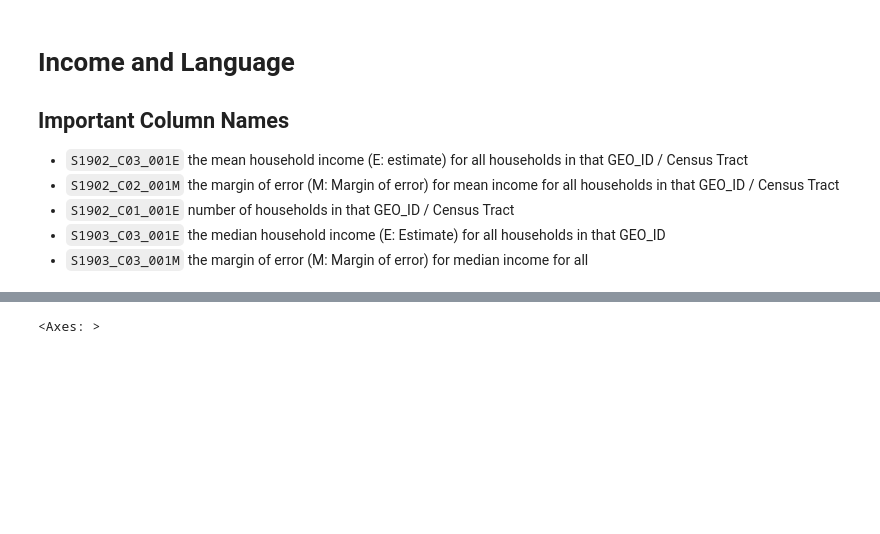
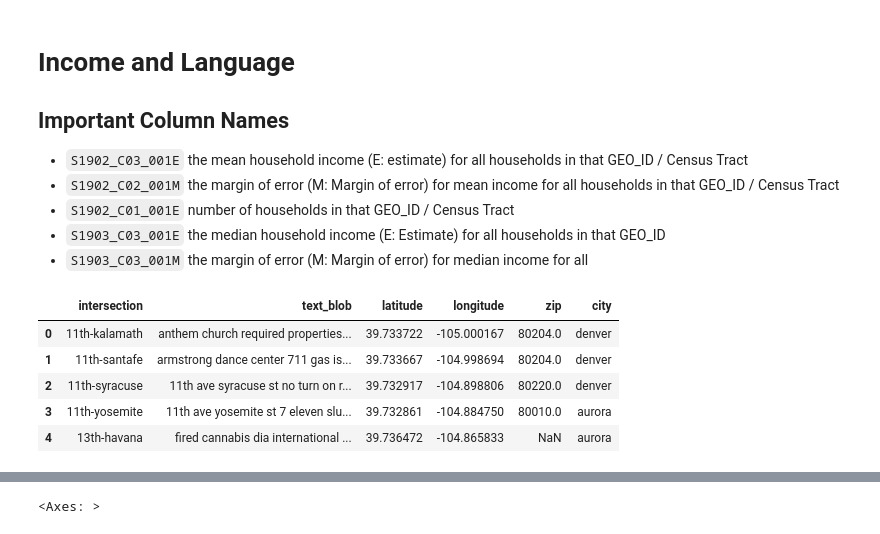
Before and after one commit to djdebonis/linguistic-landscape-geoguesser, a Jupyter notebook: income_language.ipynb, the cells around one changed output, grey strips where cells are left out. Saved outputs shown, nothing was run; the diff lists cells and outputs as text; code cells hidden in the pictures; blank space fills up the shorter version.

```diff
--- a/income_language.ipynb
+++ b/income_language.ipynb
@@ -32,3 +32,59 @@ import random
 # local mods
 import geo_utils as geo
 import clean_utils as clean
+# %%
+# Import the intersection text data
+path = "data/raw/test2026-06-13/*.xlsx"
+files = glob.glob(path)
+
+# Load each file into a list of DataFrames
+df_list = [pd.read_excel(file) for file in files]
+
+# Combine them into one master DataFrame and drop na
+master_df = pd.concat(df_list, ignore_index=True)
+master_df = master_df.dropna(subset=["intersection","text_on_sign_exact"])
+# clean the strings so they have punctuation removed and such
+master_df = clean.clean_string_columns(master_df,columns=["text_on_sign_exact"])
+# import additional data for mapping coordinates to intersection names
+coordinates = pd.read_csv("data/raw/coordinate_dict/coordinate_dict2026-06-19.csv")
+platte_river_points = pd.read_csv("data/raw/platte_points.csv")
+# drop na and transition latitude and longitude strings
+# to a float format
+coordinates[["latitude", "longitude"]] = (
+    coordinates["cd"]
+    .dropna()
+    .apply(geo.parse_dms_coordinate)
+    .apply(pd.Series)
+)
+# merge the coordinate sheet with the master sheet
+# so the data can be trained
+training_data_raw = master_df.merge(
+    coordinates[["intersection", "latitude", "longitude", "zip", "city"]],
+    on="intersection",
+    how="left"
+)
+training_data_raw.to_csv("training_data_raw.csv")
+
+# create a dataframe that has one row per instersection with
+# all of the text combined for that intersection
+intersection_df = (
+    training_data_raw
+    .groupby("intersection")
+    .agg({
+        "text_on_sign_exact": " ".join,
+        "latitude": "first",
+        "longitude": "first",
+        "zip": "first",
+        "city": "first"
+    })
+    .reset_index()
+    .rename(columns={"text_on_sign_exact": "text_blob"})
+)
+intersection_df.head()
+# %% [output]
+|  | intersection | text_blob | latitude | longitude | zip | city |
+| 0 | 11th-kalamath | anthem church required properties... | 39.733722 | -105.000167 | 80204.0 | denver |
+| 1 | 11th-santafe | armstrong dance center 711 gas is... | 39.733667 | -104.998694 | 80204.0 | denver |
+| 2 | 11th-syracuse | 11th ave syracuse st no turn on r... | 39.732917 | -104.898806 | 80220.0 | denver |
+| 3 | 11th-yosemite | 11th ave yosemite st 7 eleven slu... | 39.732861 | -104.884750 | 80010.0 | aurora |
+| 4 | 13th-havana | fired cannabis dia international ... | 39.736472 | -104.865833 | NaN | aurora |
```
Also changed, not shown: parts of 8 cells of this notebook, 4 other files.
